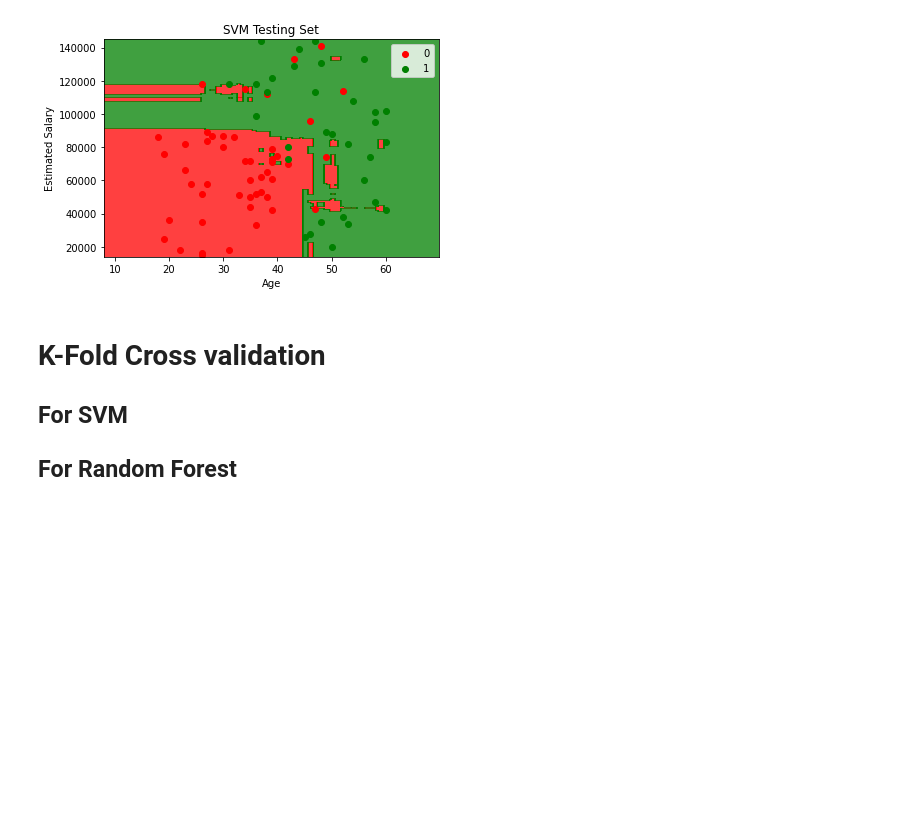
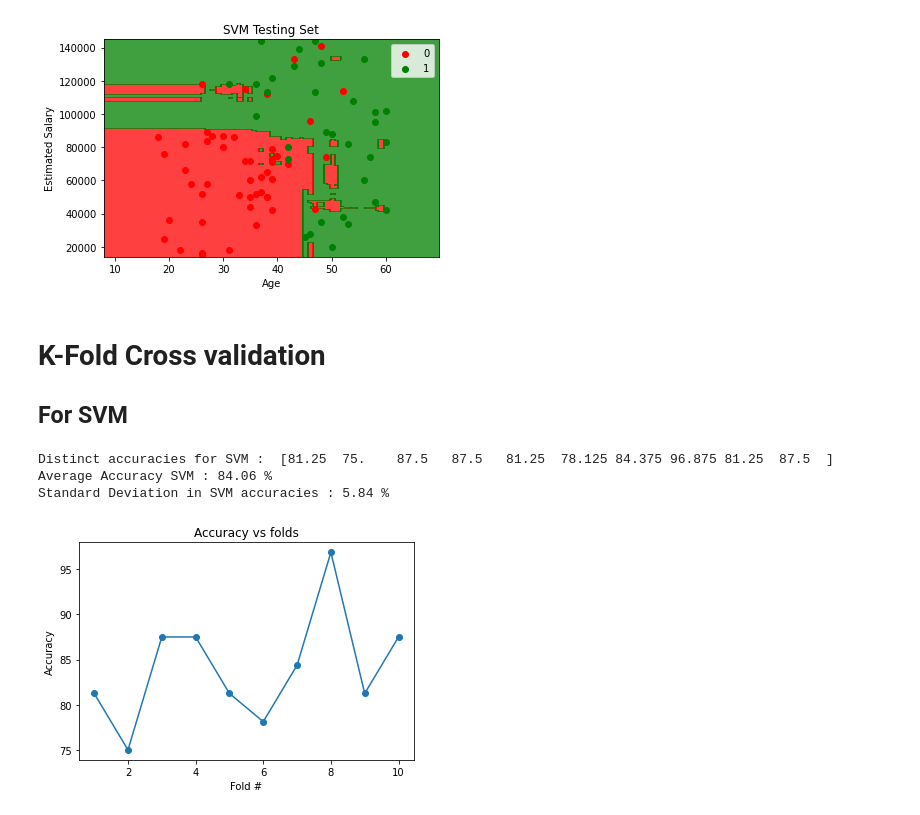
Before and after one commit to weasel-codes/google-colab, a Jupyter notebook: SpaceVectorMachine.ipynb, the cells around one changed output. Saved outputs shown, nothing was run; the diff lists cells and outputs as text; code cells hidden in the pictures; blank space fills up the shorter version.

Commit message:
K-Fold Cross Validation in SVM and Random forest

```diff
--- a/SpaceVectorMachine.ipynb
+++ b/SpaceVectorMachine.ipynb
@@ -260,10 +278,21 @@ plt.show()
 # K-Fold Cross validation
 
 ## For SVM
-## For Random Forest
 # %%
 # For SVM
 from sklearn.model_selection import cross_val_score
-accuracies = cross_val_score(estimator = classifier, X = X_train, y = y_train, cv = 10)
+accuracies = cross_val_score(estimator = classifier, X = X_train, y = Y_train, cv = 10)
+print("Distinct accuracies for SVM : ", accuracies*100)
 print("Average Accuracy SVM : {:.2f} %".format(accuracies.mean()*100))
 print("Standard Deviation in SVM accuracies : {:.2f} %".format(accuracies.std()*100))
+
+plot.plot(np.arange(1,len(accuracies)+1), accuracies*100, marker='o', linestyle='solid')
+plot.xlabel("Fold #")
+plot.ylabel("Accuracy")
+plot.title("Accuracy vs folds")
+plot.show()
+# %% [output]
+Distinct accuracies for SVM :  [81.25  75.    87.5   87.5   81.25  78.125 84.375 96.875 81.25  87.5  ]
+Average Accuracy SVM : 84.06 %
+Standard Deviation in SVM accuracies : 5.84 %
+[figure, added]
```
Also changed, not shown: parts of 2 cells of this notebook.
